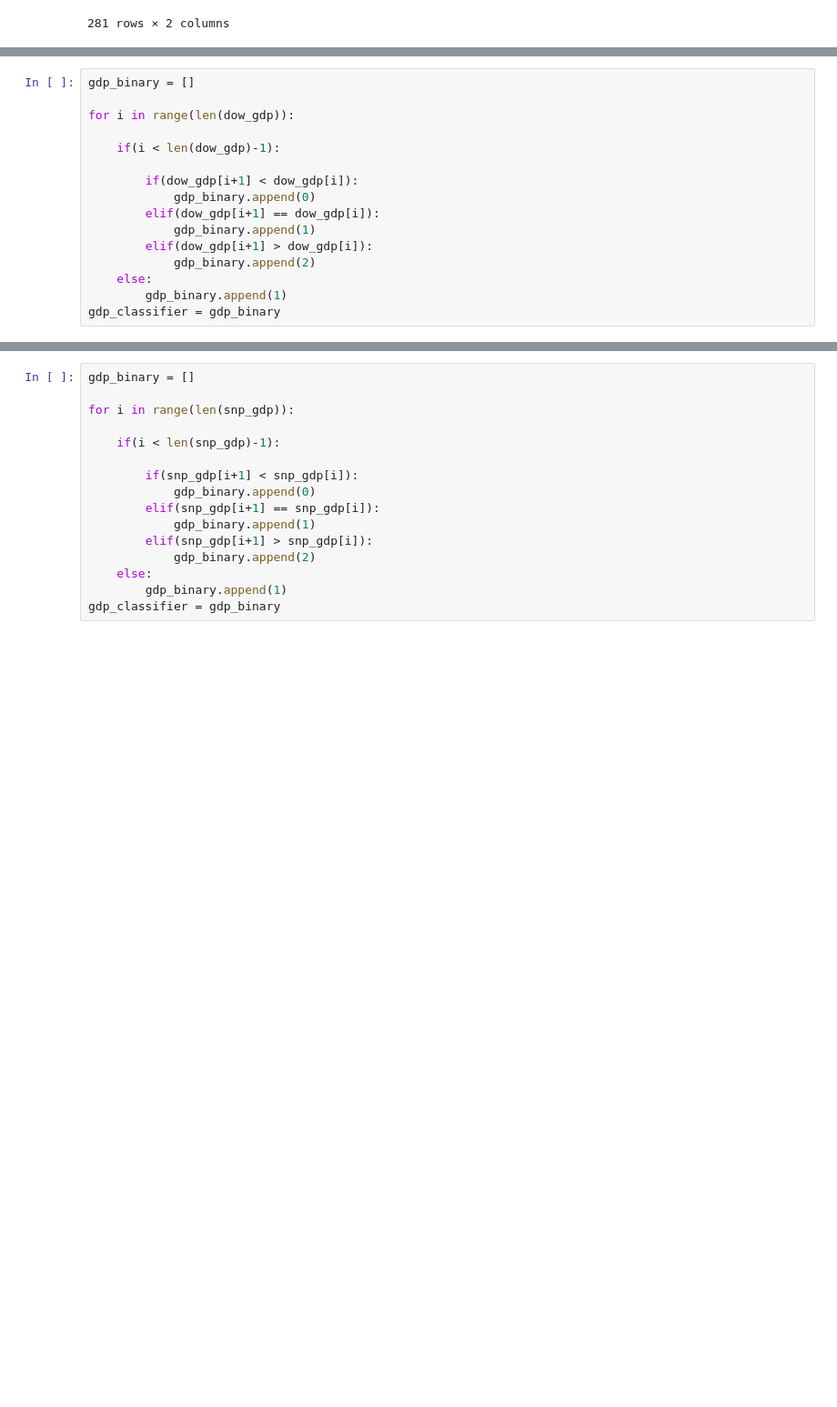
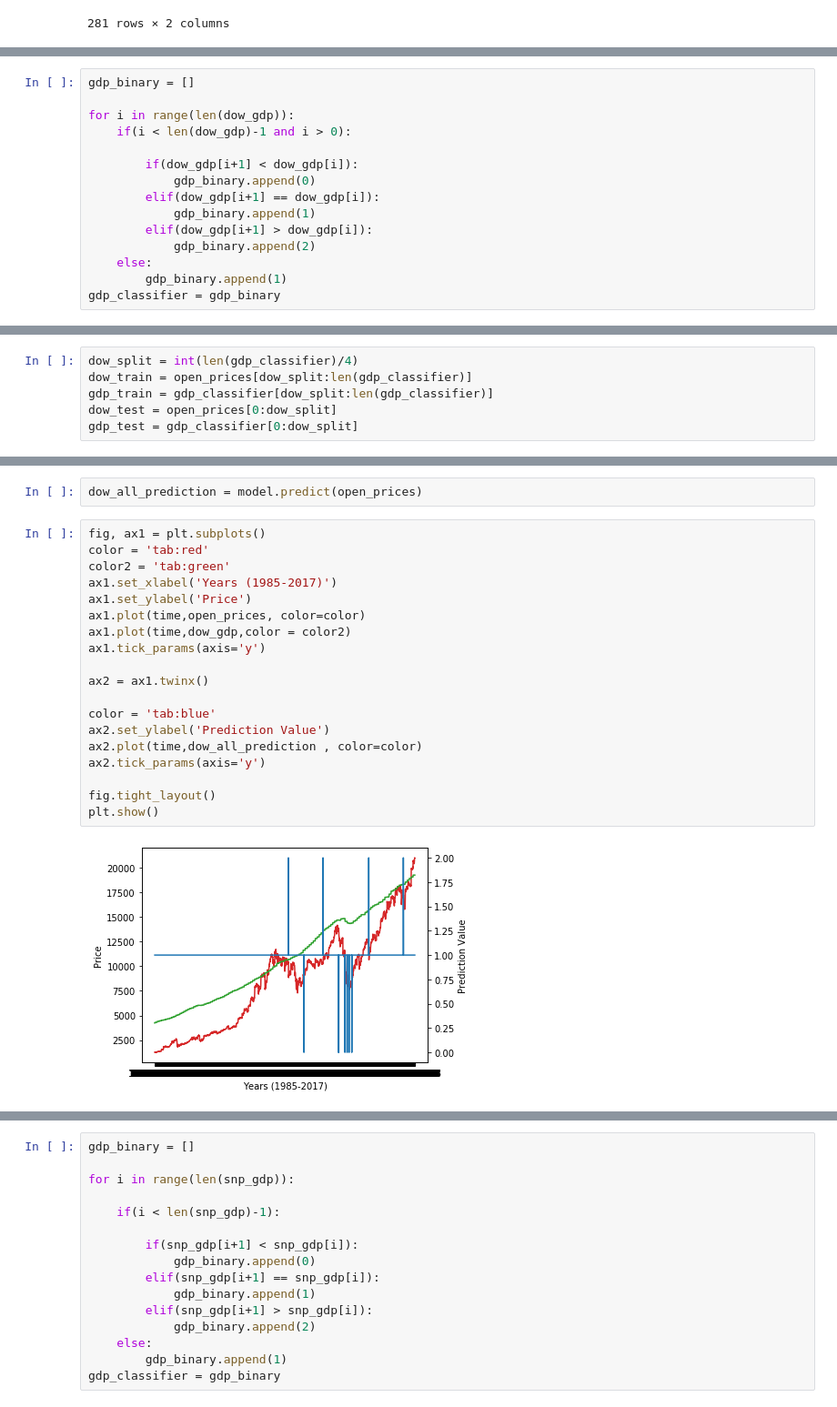
Before and after one commit to fjevtic46/cmse202-project, a Jupyter notebook: Project.ipynb, the cells around one changed output, grey strips where cells are left out. Shown at 91% size. Saved outputs shown, nothing was run; the diff lists cells and outputs as text; blank space fills up the shorter version.

```diff
--- a/Project.ipynb
+++ b/Project.ipynb
@@ -155,8 +165,7 @@ open_prices = open_prices.reshape(-1,1)
 gdp_binary = []
 
 for i in range(len(dow_gdp)):
-
-    if(i < len(dow_gdp)-1):
+    if(i < len(dow_gdp)-1 and i > 0):
 
         if(dow_gdp[i+1] < dow_gdp[i]):
             gdp_binary.append(0)
@@ -170,3 +181,9 @@ gdp_classifier = gdp_binary
+# %%
+dow_split = int(len(gdp_classifier)/4)
+dow_train = open_prices[dow_split:len(gdp_classifier)]
+gdp_train = gdp_classifier[dow_split:len(gdp_classifier)]
+dow_test = open_prices[0:dow_split]
+gdp_test = gdp_classifier[0:dow_split]
 # %%
 from sklearn.neighbors import KNeighborsClassifier
 
@@ -222,0 +233,23 @@ for i in two_dow:
+# %%
+dow_all_prediction = model.predict(open_prices)
+# %%
+fig, ax1 = plt.subplots()
+color = 'tab:red'
+color2 = 'tab:green'
+ax1.set_xlabel('Years (1985-2017)')
+ax1.set_ylabel('Price')
+ax1.plot(time,open_prices, color=color)
+ax1.plot(time,dow_gdp,color = color2)
+ax1.tick_params(axis='y')
+
+ax2 = ax1.twinx()
+
+color = 'tab:blue'
+ax2.set_ylabel('Prediction Value')
+ax2.plot(time,dow_all_prediction , color=color)
+ax2.tick_params(axis='y')
+
+fig.tight_layout()
+plt.show()
+# %% [output]
+[figure, added]
```
Also changed, not shown: parts of 63 cells of this notebook.
